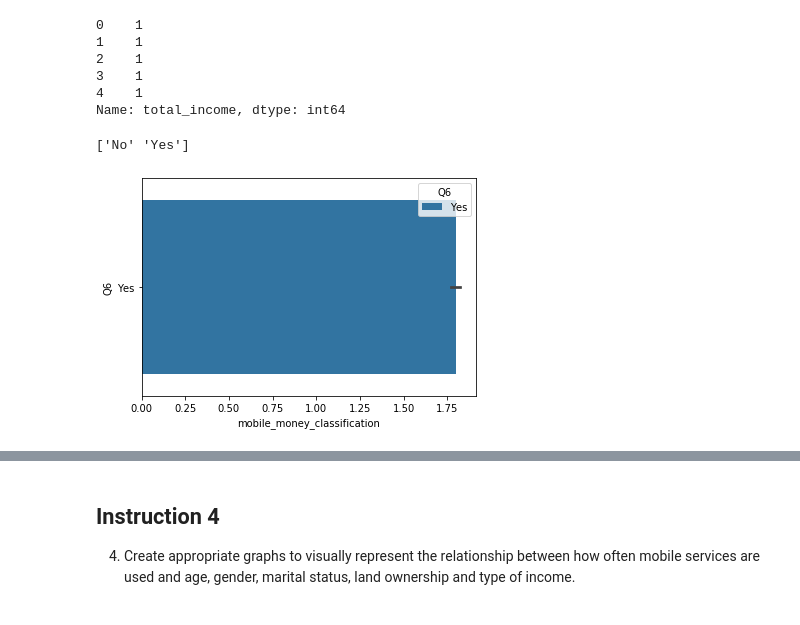
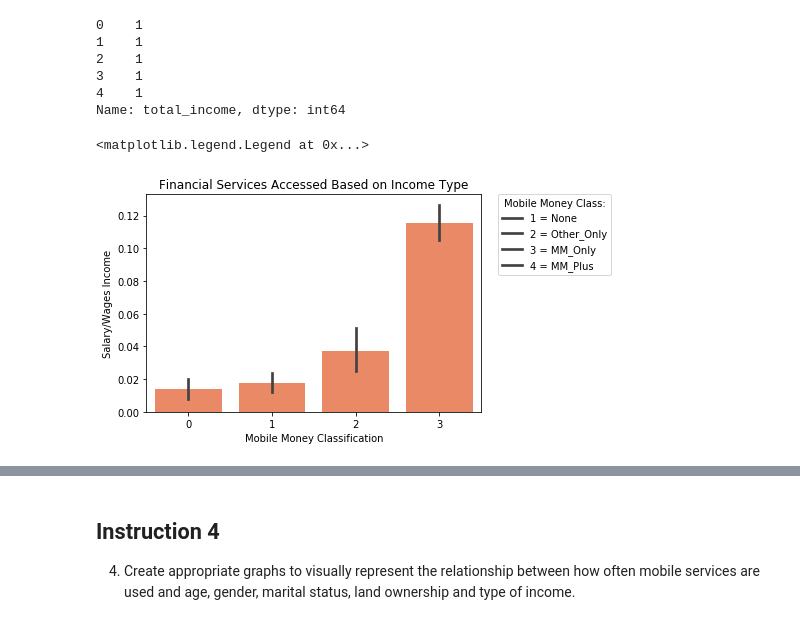
Before and after one commit to PhathuAuti/tanzania-data-viz, a Jupyter notebook: Financial_Services_Uses_In_Tanzania.ipynb, the cells around one changed output, grey strips where cells are left out. Saved outputs shown, nothing was run; the diff lists cells and outputs as text; code cells hidden in the pictures.

```diff
--- a/Financial_Services_Uses_In_Tanzania.ipynb
+++ b/Financial_Services_Uses_In_Tanzania.ipynb
@@ -196,14 +193,8 @@ plt.show()
-# %%
-print(mob_money['Q6'].unique())
-# list comprehension
-mob_money['Q6']= ['No' if each==2 else 'Yes' for each in mob_money['Q6']]
-ax = sns.barplot(x='mobile_money_classification', y='Q6', hue='Q6', data=mob_money)
-#piechart = newdf.groupby(newdf['Q6'])['mobile_money_classification'].sum()
-#plt.axis('equal')
-#plt.pie(piechart, autopct='%1.1f%%')
-#plt.title('Financial Services Accessed Based on Land Ownership')
-#plt.legend(title = 'Do you own land?', labels = ['Yes', 'No'], loc="best")
-#plt.show()
-# %% [output]
-['No' 'Yes']
-[figure, removed]
+# %%
+bar = sns.barplot(x = 'mobile_money_classification', y = 'Q8_1', data = mob_money, color = 'coral')
+bar.set(xlabel = 'Mobile Money Classification', ylabel = 'Salary/Wages Income', title = 'Financial Services Accessed Based on Income Type')
+plt.legend(title = 'Mobile Money Class:', labels = ['1 = None', '2 = Other_Only','3 = MM_Only', '4 = MM_Plus'], loc="best", bbox_to_anchor=(1.05, 1), borderaxespad=0.)
+# plt.legend(bbox_to_anchor=(1.05, 1), loc=2, borderaxespad=0.)
+# %% [output]
+<matplotlib.legend.Legend at 0x...>
+[figure, added]
```
Also changed, not shown: parts of 13 cells of this notebook.
